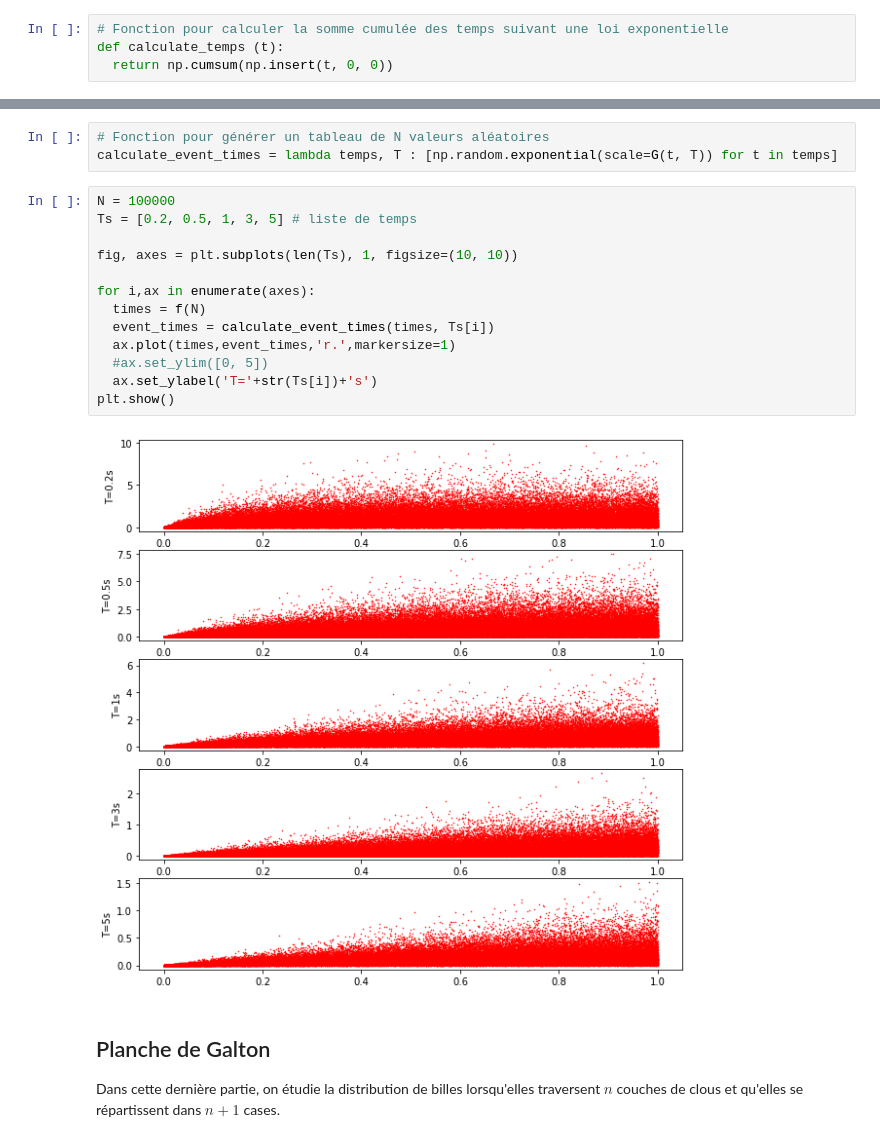
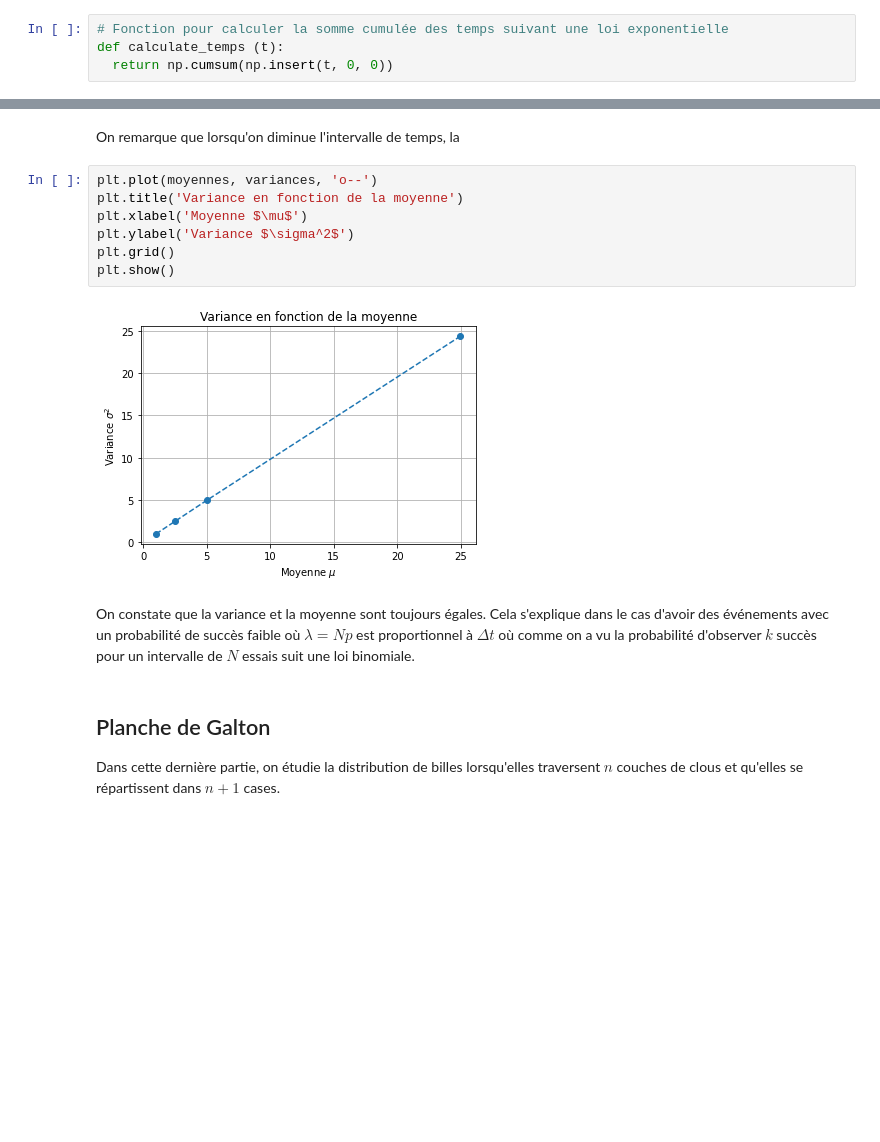
Before and after one commit to kmiloarguello/kmiloarguello.github.io, a Jupyter notebook: phyca/content/LU2PY215/TP/TP3/TP3_PhysiqueExpérimentale.ipynb, the cells around one changed output, grey strips where cells are left out. Drawn from its saved outputs; the diff is of its cells as text; blank space fills up the shorter version.

```diff
--- a/phyca/content/LU2PY215/TP/TP3/TP3_PhysiqueExpérimentale.ipynb
+++ b/phyca/content/LU2PY215/TP/TP3/TP3_PhysiqueExpérimentale.ipynb
@@ -168,21 +202,16 @@ plt.show()
-# %%
-# Fonction pour générer un tableau de N valeurs aléatoires
-calculate_event_times = lambda temps, T : [np.random.exponential(scale=G(t, T)) for t in temps]
-# %%
-N = 100000
-Ts = [0.2, 0.5, 1, 3, 5] # liste de temps
-
-fig, axes = plt.subplots(len(Ts), 1, figsize=(10, 10))
-
-for i,ax in enumerate(axes):
-  times = f(N)
-  event_times = calculate_event_times(times, Ts[i])
-  ax.plot(times,event_times,'r.',markersize=1)
-  #ax.set_ylim([0, 5])
-  ax.set_ylabel('T='+str(Ts[i])+'s')
-plt.show()
-# %% [output]
-[figure, removed]
+# %% [markdown]
+On remarque que lorsqu'on diminue l'intervalle de temps, la
+# %%
+plt.plot(moyennes, variances, 'o--')
+plt.title('Variance en fonction de la moyenne')
+plt.xlabel('Moyenne $\mu$')
+plt.ylabel('Variance $\sigma^2$')
+plt.grid()
+plt.show()
+# %% [output]
+[figure, added]
+# %% [markdown]
+On constate que la variance et la moyenne sont toujours égales. Cela s'explique dans le cas d'avoir des événements avec un probabilité de succès faible où $\lambda = Np$ est proportionnel à $\Delta t$ où comme on a vu la probabilité d'observer $k$ succès pour un intervalle de $N$ essais suit une loi binomiale.
 # %% [markdown]
 ## Planche de Galton
 
```
Also changed, not shown: parts of 10 cells of this notebook, 40 other files.
